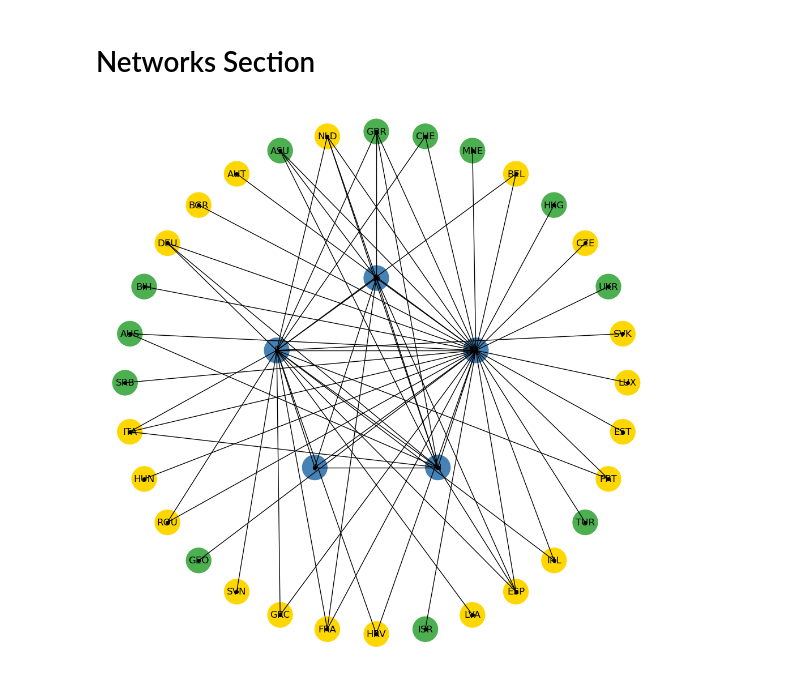
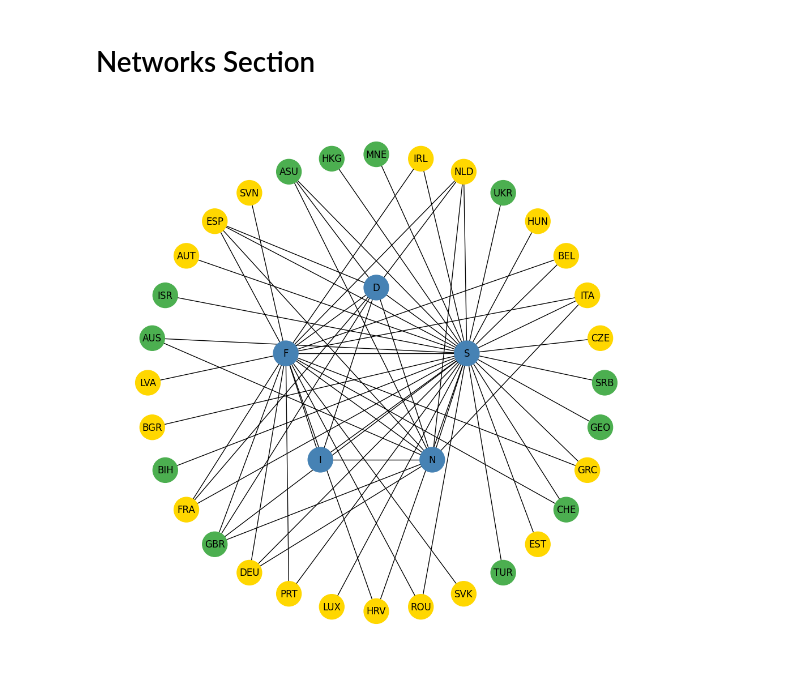
Before and after one commit to sethonne/PLOTS, a Jupyter notebook: src/main.ipynb, the cells around one changed output. Cells and saved outputs as stored; diff of their text form; code cells hidden in the pictures.

```diff
--- a/src/main.ipynb
+++ b/src/main.ipynb
@@ -156,78 +172,60 @@ yellow_nodes = ['AUT', 'BEL', 'BGR', 'HRV', 'CZE', 'EST', 'FRA', 'DEU', 'GRC', '
                 'IRL', 'ITA', 'LVA', 'LUX', 'NLD', 'PRT', 'ROU', 'SVK', 'SVN', 'ESP']
 
 # Add nodes
-for node in center_nodes + green_nodes + yellow_nodes:
-    G.add_node(node)
+G.add_nodes_from(center_nodes + green_nodes + yellow_nodes)
 
 # Calculate positions for pentagram (center nodes)
 pentagon_radius = 0.5
 pentagon_angles = np.linspace(0, 2*np.pi, 5, endpoint=False) + np.pi/2
 center_pos = {node: (pentagon_radius*np.cos(angle), pentagon_radius*np.sin(angle))
-             for node, angle in zip(center_nodes, pentagon_angles)}
+              for node, angle in zip(center_nodes, pentagon_angles)}
 
-# Calculate positions for outer nodes that have connections
-connected_outer_nodes = []
-for idx, row in df.iterrows():
-    source = row['LABELS']
-    if source in center_nodes:
-        for target in df.columns[1:]:
-            if row[target] > 0 and target not in center_nodes:
-                connected_outer_nodes.append(target)
-
-connected_outer_nodes = list(set(connected_outer_nodes))
-
-# Position only the connected outer nodes
-num_outer = len(connected_outer_nodes)
-if num_outer > 0:
-    outer_radius = 1.2
-    outer_angles = np.linspace(0, 2*np.pi, num_outer, endpoint=False)
-    outer_pos = {node: (outer_radius*np.cos(angle), outer_radius*np.sin(angle))
-                for node, angle in zip(connected_outer_nodes, outer_angles)}
-else:
-    outer_pos = {}
+# Calculate positions for outer nodes
+outer_nodes = set(green_nodes + yellow_nodes)
+outer_radius = 1.2
+outer_angles = np.linspace(0, 2*np.pi, len(outer_nodes), endpoint=False)
+outer_pos = {node: (outer_radius*np.cos(angle), outer_radius*np.sin(angle))
+             for node, angle in zip(outer_nodes, outer_angles)}
 
 # Combine positions
 pos = {**center_pos, **outer_pos}
 
 # Add edges from the data
 for idx, row in df.iterrows():
     source = row['LABELS']
-    if source in center_nodes:
-        for target in df.columns[1:]:
-            if row[target] > 0:
-                G.add_edge(source, target)
+    for target in df.columns[1:]:
+        if row[target] > 0:  # Add an edge only if there's a connection
+            G.add_edge(source, target, weight=row[target])  # Add weight for possible future use
 
 # Create color map
 color_map = []
 for node in G.nodes():
     if node in center_nodes:
         color_map.append('#4682B4')  # Blue
     elif node in green_nodes:
         color_map.append('#4CAF50')  # Green
     else:
         color_map.append('#FFD700')  # Yellow
 
 # Create the plot
 plt.figure(figsize=(10, 10))
 plt.axis('equal')
 
 # Draw nodes
 nx.draw_networkx_nodes(G, pos,
-                      node_color=color_map,
-                      node_size=1000)
+                       node_color=color_map,
+                       node_size=1000)
 
 # Draw labels
 nx.draw_networkx_labels(G, pos, font_size=12)
 
-# Draw edges with small black dots at endpoints
-for edge in G.edges():
-    x1, y1 = pos[edge[0]]
-    x2, y2 = pos[edge[1]]
-    plt.plot([x1, x2], [y1, y2], 'k-', linewidth=1)
-    plt.plot([x1, x2], [y1, y2], 'ko', markersize=4)
+# Draw edges
+nx.draw_networkx_edges(G, pos, arrows=False, edge_color='black')
 
+
+# Remove axes and show plot
 plt.axis('off')
 plt.tight_layout()
 plt.show()
 # %% [output]
-[figure, old version]
+[figure, new version]
```
Also changed, not shown: parts of 2 cells of this notebook, 2 other files.
